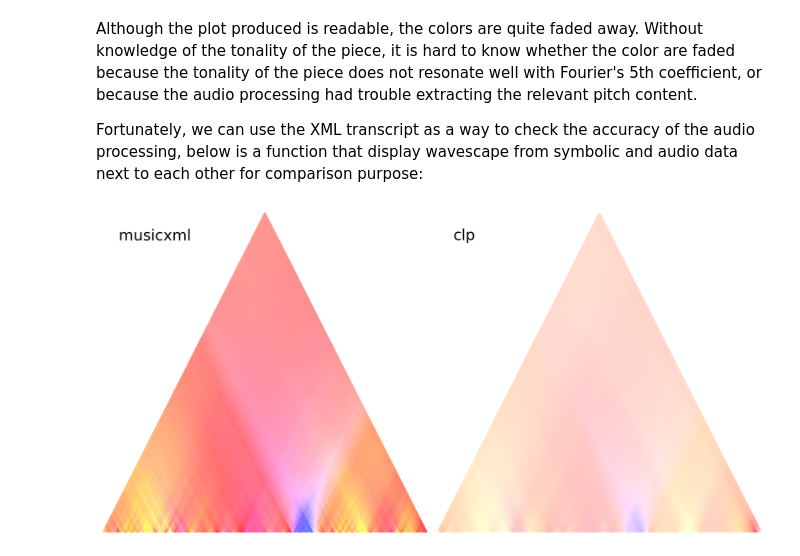
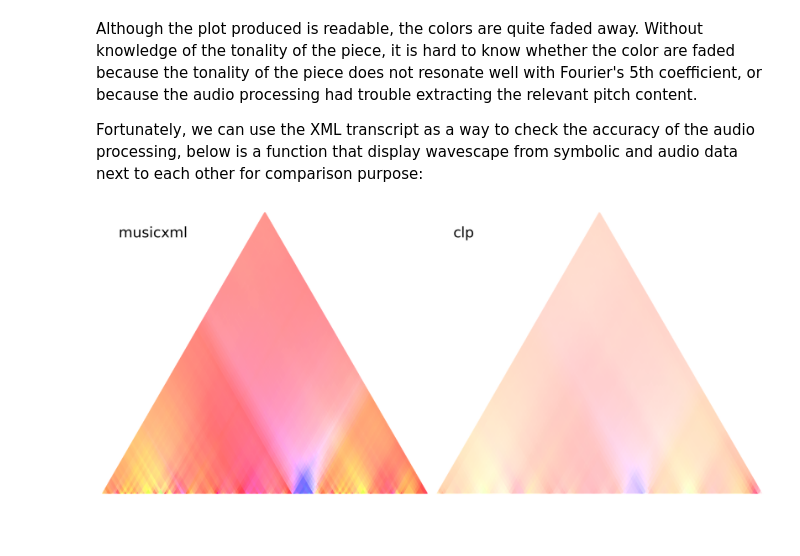
Before and after one commit to DCMLab/wavescapes, a Jupyter notebook: tutorials/2. Wavescapes on audio.ipynb, the cells around one changed output. Saved outputs shown, nothing was run; the diff lists cells and outputs as text; code cells hidden in the pictures; blank space fills up the shorter version.

```diff
--- a/tutorials/2. Wavescapes on audio.ipynb
+++ b/tutorials/2. Wavescapes on audio.ipynb
@@ -70,25 +72,25 @@ Although the plot produced is readable, the colors are quite faded away. Without
 Fortunately, we can use the XML transcript as a way to check the accuracy of the audio processing, below is a function that display wavescape from symbolic and audio data next to each other for comparison purpose:
 # %%
 import matplotlib.pyplot as plt
-#aw size choseon so both files are cuts in roughly 105 segments
+#aw size choseon so both files are cuts in roughly 100 segments
 arabesque_xml_aw = 4 #106.1 bars * 4 == 425 quarter notes in length
 arabesque_mp3_aw = 3 #4:21 == 261s
 
 def symbolic_vs_audio(sym_fp, audio_fp, sym_aw, audio_aw, indiv_width, coefficient, deep_chroma=False, boosting=False):
     dpi = 96
-    total_width = (2*indiv_width)/dpi
+    total_width = (2.1*indiv_width)/dpi
+    #height compute_plot_height
     sym_label = sym_fp.split('.')[-1]
     audio_label = ('dc' if deep_chroma else 'clp') + ('_boost' if boosting else '')
     fig = plt.figure(figsize=(total_width, indiv_width/dpi), dpi=dpi)
 
-
-    ax1 = fig.add_subplot(1,2,1)
+    ax1 = fig.add_subplot(1,2,1, aspect='equal')
     single_wavescape(sym_fp, indiv_width, coefficient=coefficient, aw_size=sym_aw, ax=ax1, label=sym_label)
 
     magn_stra = 'boost'if boosting else '0c'
-    ax2 = fig.add_subplot(1,2,2)
+    ax2 = fig.add_subplot(1,2,2, aspect='equal')
     single_wavescape(audio_fp, indiv_width, coefficient=coefficient, aw_size=audio_aw, ax=ax2, label=audio_label, deep_chroma=deep_chroma, magn_stra=magn_stra)
 
 symbolic_vs_audio(arabesque_xml, arabesque_audio, arabesque_xml_aw, arabesque_mp3_aw, 500, 5)
 # %% [output]
-[figure, old version]
+[figure, new version]
```
Also changed, not shown: parts of 21 cells of this notebook.
